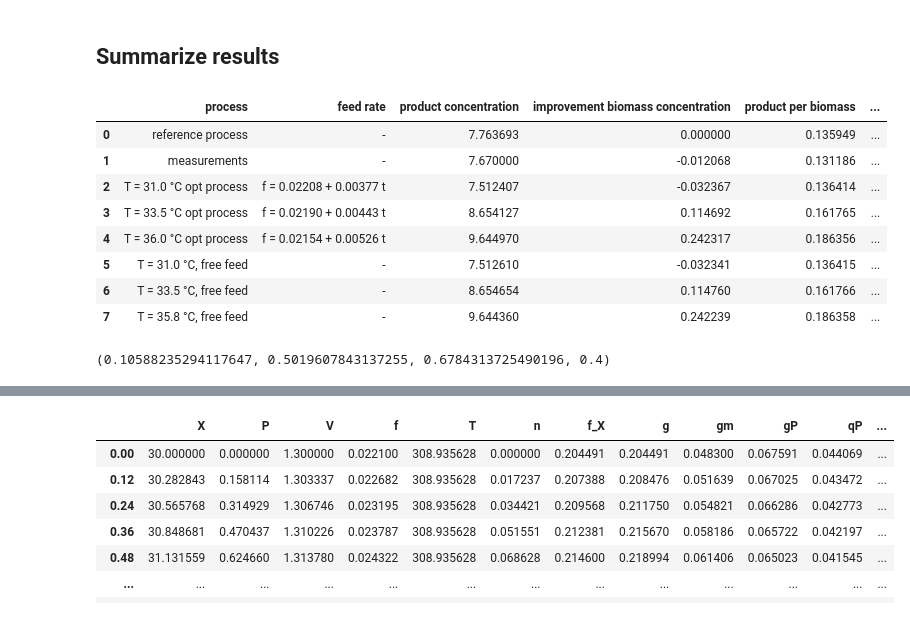
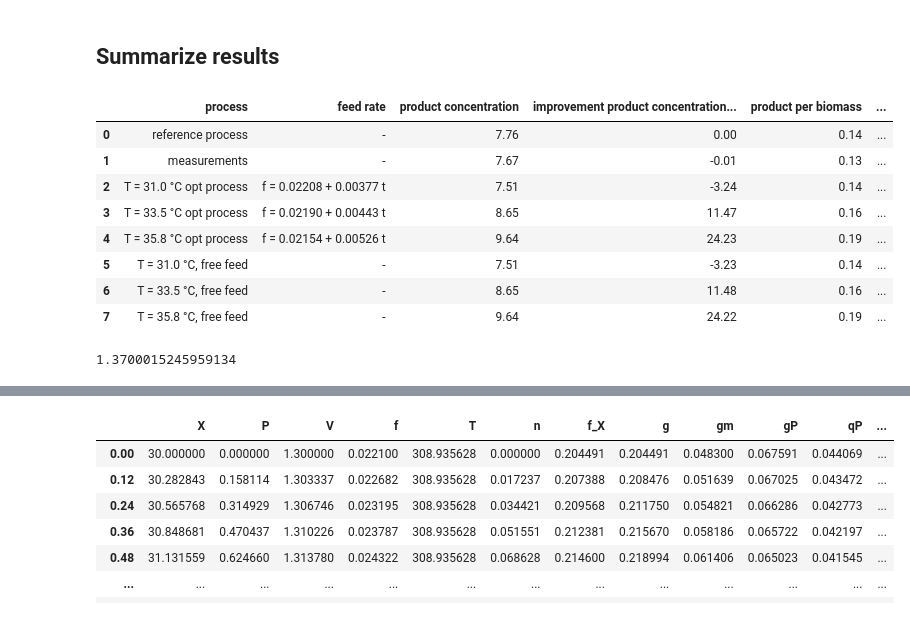
Before and after one commit to gschloegel/OptFed, a Jupyter notebook: code/03_optimize.ipynb, the cells around one changed output, grey strips where cells are left out. Saved outputs shown, nothing was run; the diff lists cells and outputs as text; code cells hidden in the pictures.

```diff
--- a/code/03_optimize.ipynb
+++ b/code/03_optimize.ipynb
@@ -14,6 +14,7 @@ import calc_rates
 import copy
 import color_scheme
 import os
+import collections
 
 plt.rcParams['text.usetex'] = True
 matplotlib.rcParams['text.latex.preamble'] = (
@@ -30,6 +31,8 @@ plt.rcParams['savefig.dpi'] = 300
 plt.rcParams["font.size"] = 14
 fig_path = "../figs/"
 data_path = "../data/"
+
+use_AIC = False
 # %%
 # define constants and load model information
 
@@ -59,18 +62,22 @@ def dict_dict():
 with open("../data/odes_CV.pickle", "rb") as f:
     odes_CV = pickle.load(f)
 
-with open("../data/f_base.pickle", "rb") as f:
-    f_base = pickle.load(f)
-
 with open(f"{data_path}spline_functions.pickle", "rb") as f:
     f_spline = pickle.load(f)
 
 odes_CV = odes_CV[alpha][points]
 
+with open(f"{data_path}ode_aic.pickle", "rb") as f:
+    ode_aic = pickle.load(f)
+
+if use_AIC:
+    ode_model = ode_aic
+
 f_ode = ode_model.f
 f_g = ode_model.f_g
 f_gm = ode_model.f_gm
 f_gP = ode_model.f_gP
+
 
 with open(f"{data_path}data_df.pickle", "rb") as f:
     data_df = pickle.load(f)
@@ -1325,7 +1632,7 @@ l = [
         P_ref / X_ref,
         0,
         X_ref,
-        df_ref.V.iloc[-1],
+        add_sampling(df_ref).V.iloc[-1] / df_ref.V.iloc[0],
     ],
     [
         "measurements",
@@ -1335,23 +1642,23 @@ l = [
         data_df_opt.P.iloc[-1] / data_df_opt.X.iloc[-1],
         data_df_opt.P.iloc[-1] / data_df_opt.X.iloc[-1] / (P_ref / X_ref) - 1,
         data_df_opt.X.iloc[-1],
-        data_df_opt.V.iloc[-1],
+        data_df_opt.V.iloc[-1] / data_df_opt.V.iloc[0],
     ],
 ]
 
 for opt, process_name in zip(
     [opt31, opt335, opt_T_opt],
-    [f"T = {T:,.1f} °C opt process" for T in [31, 33.5, 36]]
-    + [f"T = {T}, feed not adapted for temperature" for T in [33.5, 36]],
+    [f"T = {T:,.1f} °C opt process" for T in [31, 33.5, 35.8]]
+    + [f"T = {T}, feed not adapted for temperature" for T in [33.5, 35.8]],
 ):
     t, x, V0s = opt.f(opt.opt.x)
     P_opt = x[1][-1]
     X_end = x[0][-1]
     f0, f_end, T = opt.opt.x
     k = (f_end - f0) / t_end
-    improvement = P_opt / P_ref - 1
+    improvement = (P_opt / P_ref - 1) * 100
     P_X = P_opt / X_end
-    improvement_P_X = P_X / (P_ref / X_ref) - 1
+    improvement_P_X = (P_X / (P_ref / X_ref) - 1) * 100
     l.append(
         [
             process_name,
@@ -1360,51 +1667,54 @@ for opt, process_name in zip(
             improvement,
             P_X,
             improvement_P_X,
             X_end,
-            x[2][-1],
+            x[2][-1] / x[2][0],
         ]
     )
 for df, name in zip(
     [df_T_31, df_T_335, df_T_opt],
     ["T = 31.0 °C, free feed", "T = 33.5 °C, free feed", "T = 35.8 °C, free feed"],
 ):
     l.append(
         [
             name,
             "-",
             df.P.iloc[-1],
-            df.P.iloc[-1] / P_ref - 1,
+            (df.P.iloc[-1] / P_ref - 1) * 100,
             df.P.iloc[-1] / df.X.iloc[-1],
-            df.P.iloc[-1] / df.X.iloc[-1] / (P_ref / X_ref) - 1,
+            (df.P.iloc[-1] / df.X.iloc[-1] / (P_ref / X_ref) - 1) * 100,
             df.X.iloc[-1],
-            df.V.iloc[-1],
+            add_sampling(df).V.iloc[-1] / df.V.iloc[0],
         ]
     )
 
-pd.DataFrame(
+df = pd.DataFrame(
     l,
     columns=[
         "process",
         "feed rate",
         "product concentration",
-        "improvement biomass concentration",
+        "improvement product concentration [%]",
         "product per biomass",
-        "improvement product per biomass",
+        "improvement product per biomass [%]",
         "final biomass concentration",
-        "final volume",
+        "V / V0",
     ],
 )
+s = df.style
+s.format(precision=2)
+# s.to_latex("table.tex", siunitx=True)
 # %% [output]
-|  | process | feed rate | product concentration | improvement biomass concentration | product per biomass | ... |
-| 0 | reference process | - | 7.763693 | 0.000000 | 0.135949 | ... |
-| 1 | measurements | - | 7.670000 | -0.012068 | 0.131186 | ... |
-| 2 | T = 31.0 °C opt process | f = 0.02208 + 0.00377 t | 7.512407 | -0.032367 | 0.136414 | ... |
-| 3 | T = 33.5 °C opt process | f = 0.02190 + 0.00443 t | 8.654127 | 0.114692 | 0.161765 | ... |
-| 4 | T = 36.0 °C opt process | f = 0.02154 + 0.00526 t | 9.644970 | 0.242317 | 0.186356 | ... |
-| 5 | T = 31.0 °C, free feed | - | 7.512610 | -0.032341 | 0.136415 | ... |
-| 6 | T = 33.5 °C, free feed | - | 8.654654 | 0.114760 | 0.161766 | ... |
-| 7 | T = 35.8 °C, free feed | - | 9.644360 | 0.242239 | 0.186358 | ... |
+|  | process | feed rate | product concentration | improvement product concentration... | product per biomass | ... |
+| 0 | reference process | - | 7.76 | 0.00 | 0.14 | ... |
+| 1 | measurements | - | 7.67 | -0.01 | 0.13 | ... |
+| 2 | T = 31.0 °C opt process | f = 0.02208 + 0.00377 t | 7.51 | -3.24 | 0.14 | ... |
+| 3 | T = 33.5 °C opt process | f = 0.02190 + 0.00443 t | 8.65 | 11.47 | 0.16 | ... |
+| 4 | T = 35.8 °C opt process | f = 0.02154 + 0.00526 t | 9.64 | 24.23 | 0.19 | ... |
+| 5 | T = 31.0 °C, free feed | - | 7.51 | -3.23 | 0.14 | ... |
+| 6 | T = 33.5 °C, free feed | - | 8.65 | 11.48 | 0.16 | ... |
+| 7 | T = 35.8 °C, free feed | - | 9.64 | 24.22 | 0.19 | ... |
-# %%
-matplotlib.colors.to_rgba(color_scheme.general[0], alpha=0.4)
-# %% [output]
-(0.10588235294117647, 0.5019607843137255, 0.6784313725490196, 0.4)
+# %%
+0.18625090316265255 / (P_ref / X_ref)
+# %% [output]
+1.3700015245959134
```
Also changed, not shown: parts of 16 cells of this notebook, 17 other files.
